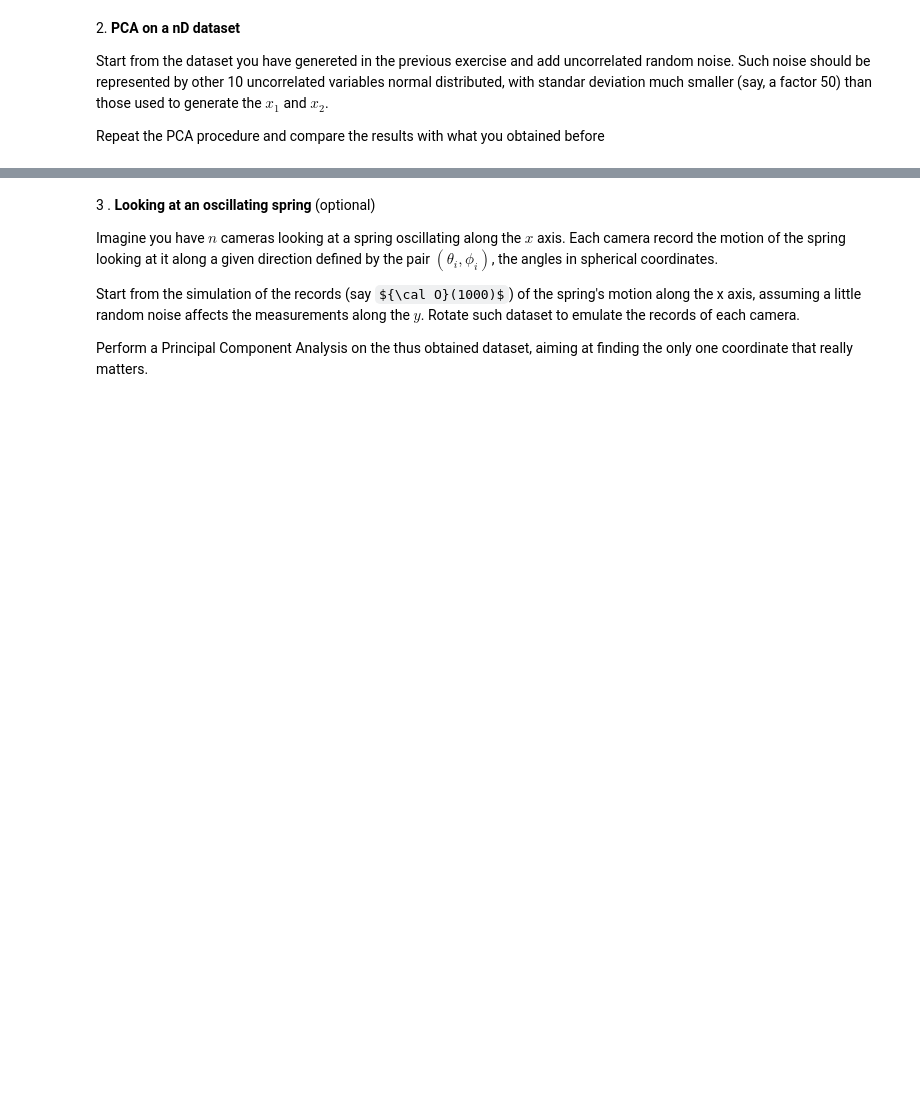
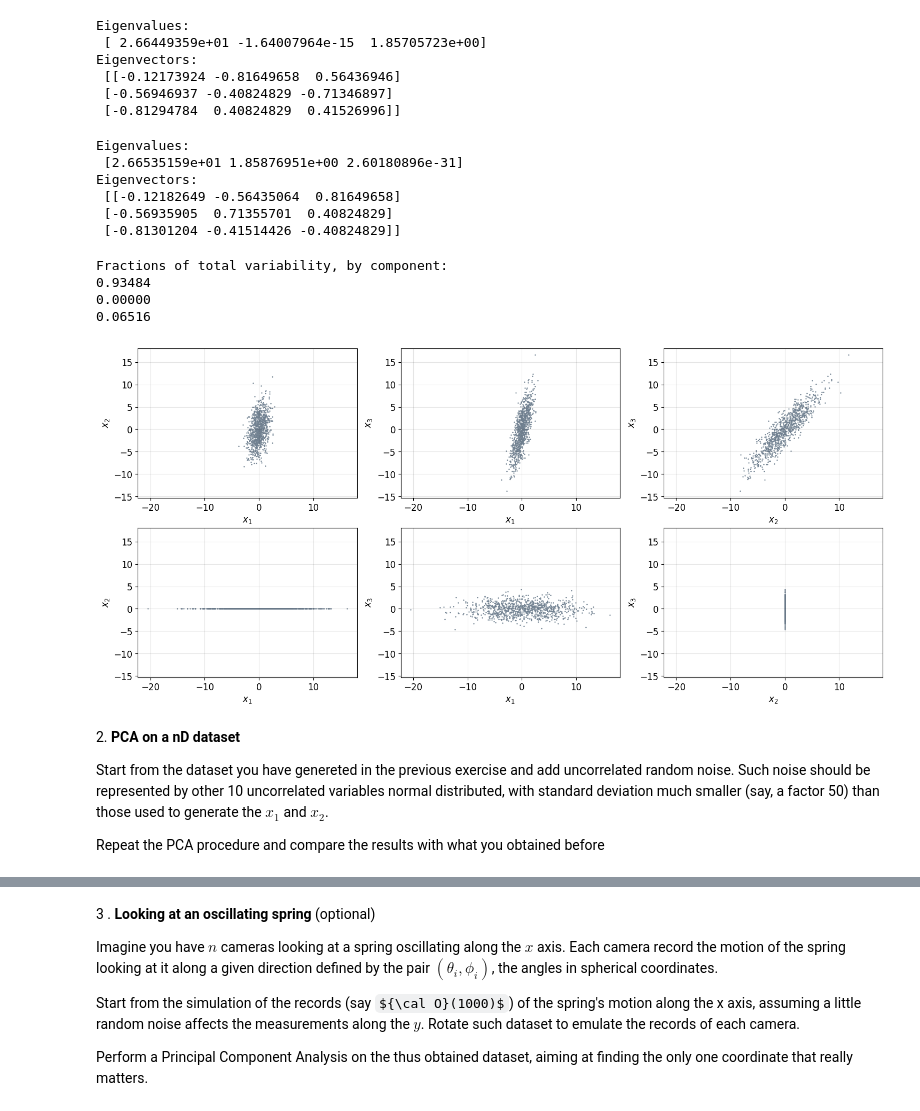
Before and after one commit to gulbord/LaboratoryOfComputationalPhysics_Y5, a Jupyter notebook: 08ex_LinearAlgebra.ipynb, the cells around one changed output, grey strips where cells are left out. Drawn from its saved outputs; the diff is of its cells as text; code cells hidden in the pictures; some formulas as TeX source; blank space fills up the shorter version.

```diff
--- a/08ex_LinearAlgebra.ipynb
+++ b/08ex_LinearAlgebra.ipynb
@@ -13,6 +44,77 @@
+# %%
+# eigen-decomposition of the covariance matrix
+C = data.cov()
+eigvals, eigvecs = la.eig(C)
+
+print(f"Eigenvalues:\n {np.real_if_close(eigvals)}")
+print(f"Eigenvectors:\n {eigvecs}")
+# %% [output]
+Eigenvalues:
+ [ 2.66449359e+01 -1.64007964e-15  1.85705723e+00]
+Eigenvectors:
+ [[-0.12173924 -0.81649658  0.56436946]
+ [-0.56946937 -0.40824829 -0.71346897]
+ [-0.81294784  0.40824829  0.41526996]]
+# %%
+# eigenvalues and eigenvectors via SVD
+U, s, Vt = la.svd(data)
+
+eigvals_svd = s**2 / (N - 1)
+eigvecs_svd = Vt.T
+print(f"Eigenvalues:\n {eigvals_svd}")
+print(f"Eigenvectors:\n {eigvecs_svd}")
+# %% [output]
+Eigenvalues:
+ [2.66535159e+01 1.85876951e+00 2.60180896e-31]
+Eigenvectors:
+ [[-0.12182649 -0.56435064  0.81649658]
+ [-0.56935905  0.71355701  0.40824829]
+ [-0.81301204 -0.41514426 -0.40824829]]
+# %%
+eigmatrix = np.diag(np.real_if_close(eigvals))
+trace = eigmatrix.trace()
+print("Fractions of total variability, by component:")
+for i in range(3):
+    print(f"{abs(eigmatrix[i, i] / trace):.5f}")
+# %% [output]
+Fractions of total variability, by component:
+0.93484
+0.00000
+0.06516
+# %%
+# To retain 99% variability, we keep the first and third component
+
+# projection to the eigenbase
+data_proj = data @ eigvecs
+data_proj.rename({0: "x_1", 1: "x_2", 2: "x_3"}, axis='columns',
+                 inplace=True)
+# %%
+fig, axs = plt.subplots(nrows=2, ncols=3,
+                        sharex='all', sharey='all', figsize=(18, 8))
+for i in range(2):
+    for j in range(i + 1, 3):
+        col = i + j - 1
+        # original data
+        axs[0, col].scatter(data.iloc[:, i], data.iloc[:, j],
+                            c="#708090", s=0.5)
+        axs[0, col].tick_params(labelbottom=True, labelleft=True)
+        axs[0, col].set_xlabel(rf"${data.iloc[:, i].name}$")
+        axs[0, col].set_ylabel(rf"${data.iloc[:, j].name}$")
+
+        # projected data
+        axs[1, col].scatter(data_proj.iloc[:, i], data_proj.iloc[:, j],
+                            c="#708090", s=0.5)
+        axs[1, col].tick_params(labelleft=True)
+        axs[1, col].set_xlabel(rf"${data_proj.iloc[:, i].name}$")
+        axs[1, col].set_ylabel(rf"${data_proj.iloc[:, j].name}$")
+
+for ax in axs.reshape(-1):
+    ax.grid(color='k', alpha=0.1)
+# %% [output]
+[figure, added]
 # %% [markdown]
 2\. **PCA on a nD dataset**
 
-Start from the dataset you have genereted in the previous exercise and add uncorrelated random noise. Such noise should be represented by other 10 uncorrelated variables normal distributed, with standar deviation much smaller (say, a factor 50) than those used to generate the $x_1$ and $x_2$.
+Start from the dataset you have genereted in the previous exercise and add uncorrelated random noise. Such noise should be represented by other 10 uncorrelated variables normal distributed, with standard deviation much smaller (say, a factor 50) than those used to generate the $x_1$ and $x_2$.
 
 Repeat the PCA procedure and compare the results with what you obtained before
```
Also changed, not shown: parts of 5 cells of this notebook, 2 other files.
